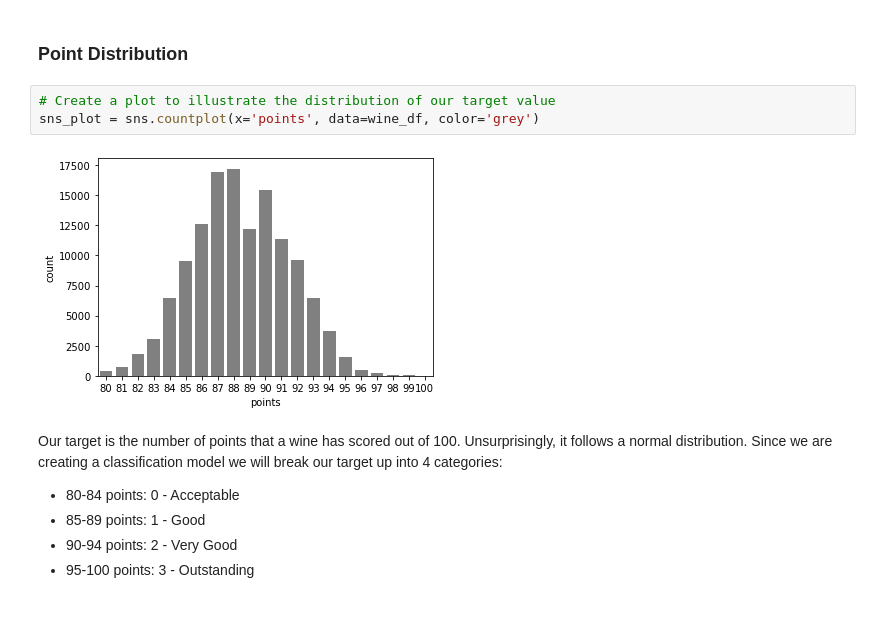
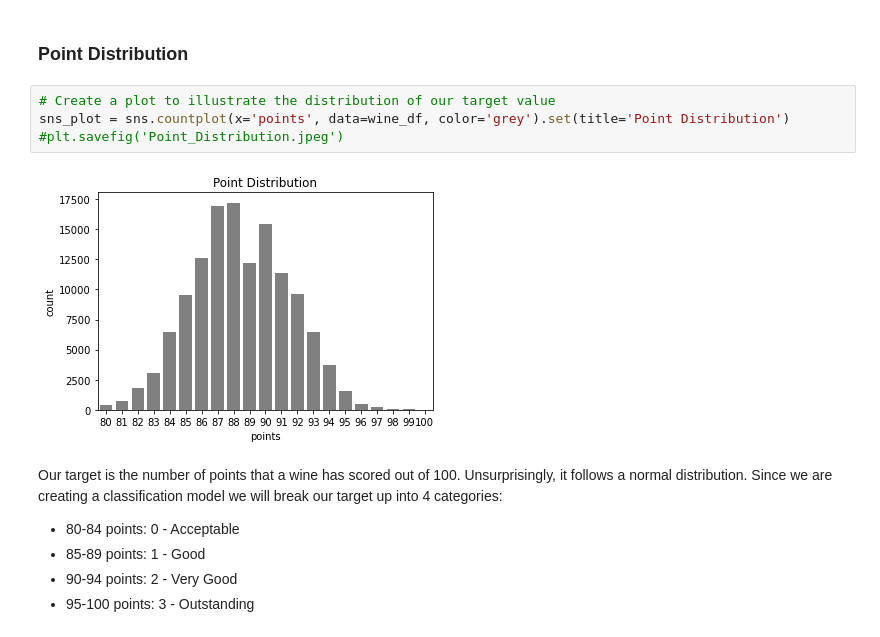
Before and after one commit to elizabeth524/Capstone-Project, a Jupyter notebook: Wine-Reviews-NLP.ipynb, the cells around one changed output. Cells and saved outputs as stored; diff of their text form.

```diff
--- a/Wine-Reviews-NLP.ipynb
+++ b/Wine-Reviews-NLP.ipynb
@@ -134,9 +134,10 @@ We still have some columns with missing values, which we will tackle later on.
 ### Point Distribution
 # %%
 # Create a plot to illustrate the distribution of our target value
-sns_plot = sns.countplot(x='points', data=wine_df, color='grey')
+sns_plot = sns.countplot(x='points', data=wine_df, color='grey').set(title='Point Distribution')
+#plt.savefig('Point_Distribution.jpeg')
 # %% [output]
-[figure, old version]
+[figure, new version]
 # %% [markdown]
 Our target is the number of points that a wine has scored out of 100.  Unsurprisingly, it follows a normal distribution. Since we are creating a classification model we will break our target up into 4 categories:
 
```
Also changed, not shown: parts of 16 cells of this notebook.
